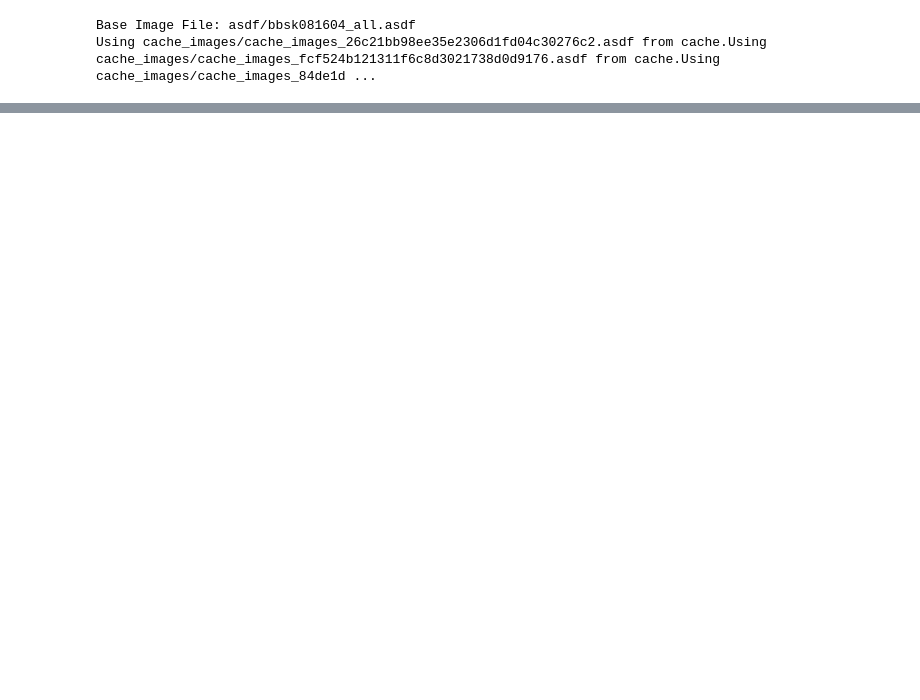
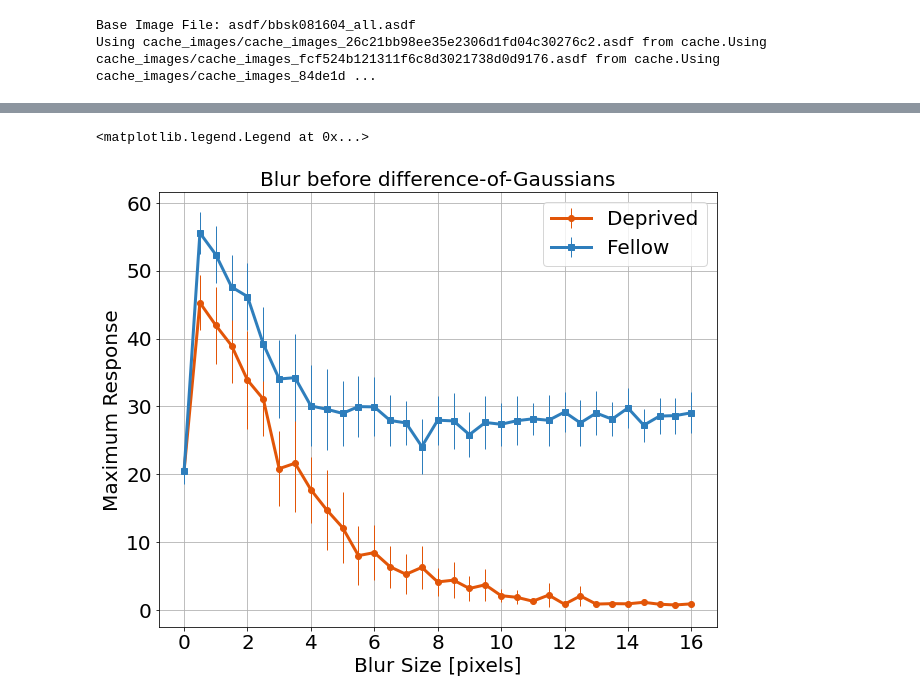
Before and after one commit to bblais/Amblyopia-Simulation, a Jupyter notebook: Deficit Sims -- Blur.ipynb, the cells around one changed output, grey strips where cells are left out. Drawn from its saved outputs; the diff is of its cells as text; code cells hidden in the pictures; blank space fills up the shorter version.

```diff
--- a/Deficit Sims -- Blur.ipynb
+++ b/Deficit Sims -- Blur.ipynb
@@ -78,0 +82,3 @@ blur_mat=linspace(0,8,17)
+# %%
+blur_mat=linspace(0,16,33)
+blur_mat
@@ -264,19 +262,24 @@ for params in all_params:
 # %%
+s=Storage()
 count=0
 for blur_count,blur in enumerate(blur_mat):
     params=all_params[count]
     count+=1
     R=RR[params.sfname]
     blur=params.blur
     μ1,μ2=R.μσ[0][0]
     σ1,σ2=R.μσ[1][0]
 
     s+=blur,μ1,μ2,σ1,σ2
 
 blur,μ1,μ2,σ1,σ2=s.arrays()
 figure()
-errorbar(blur,μ1,yerr=2*σ1,marker='o',elinewidth=1,label='Deprived',color=cm.Oranges(0.3))
-errorbar(blur,μ2,yerr=2*σ2,marker='s',elinewidth=1,label='Normal',color=cm.Blues(0.3))
+errorbar(blur,μ1,yerr=2*σ1,marker='o',elinewidth=1,label='Deprived',color=cm.Oranges(0.7))
+errorbar(blur,μ2,yerr=2*σ2,marker='s',elinewidth=1,label='Fellow',color=cm.Blues(0.7))
 xlabel('Blur Size [pixels]')
 ylabel('Maximum Response')
-text(0,38.5,r'($2\sigma$ errorbars)',fontsize=12)
+title('Blur before difference-of-Gaussians')
+legend()
+# %% [output]
+<matplotlib.legend.Legend at 0x...>
+[figure, added]
```
Also changed, not shown: parts of 8 cells of this notebook, 24 other files.
